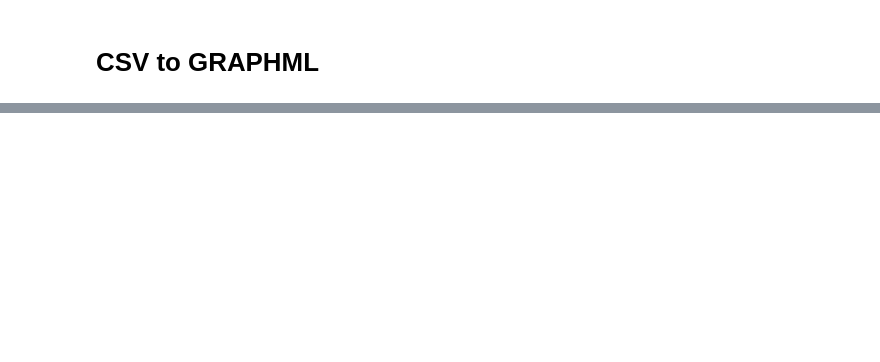
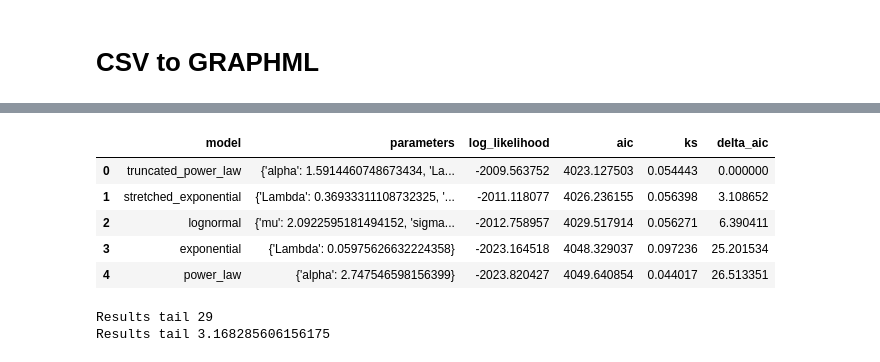
Before and after one commit to fefacio/complex-networks, a Jupyter notebook: notebooks/test.ipynb, the cells around one changed output, grey strips where cells are left out. Saved outputs shown, nothing was run; the diff lists cells and outputs as text; code cells hidden in the pictures; blank space fills up the shorter version.

```diff
--- a/notebooks/test.ipynb
+++ b/notebooks/test.ipynb
@@ -419,0 +422,9 @@ KeyboardInterrupt:
+# %%
+df_tail
+# %% [output]
+|  | model | parameters | log_likelihood | aic | ks | delta_aic |
+| 0 | truncated_power_law | {'alpha': 1.5914460748673434, 'La... | -2009.563752 | 4023.127503 | 0.054443 | 0.000000 |
+| 1 | stretched_exponential | {'Lambda': 0.36933311108732325, '... | -2011.118077 | 4026.236155 | 0.056398 | 3.108652 |
+| 2 | lognormal | {'mu': 2.0922595181494152, 'sigma... | -2012.758957 | 4029.517914 | 0.056271 | 6.390411 |
+| 3 | exponential | {'Lambda': 0.05975626632224358} | -2023.164518 | 4048.329037 | 0.097236 | 25.201534 |
+| 4 | power_law | {'alpha': 2.747546598156399} | -2023.820427 | 4049.640854 | 0.044017 | 26.513351 |
@@ -419,0 +437,22 @@ KeyboardInterrupt:
+# %%
+from src.complex_networks.fitting import fit_degree_distributions
+
+result_full = fit_degree_distributions(G, xmin=1)
+
+# Cauda com início estimado automaticamente pela lei de potência:
+result_tail = fit_degree_distributions(G, xmin=None)
+
+result_after_peak = fit_degree_distributions(G, xmin=5)
+
+print(f'Results tail {result_tail["xmin"]}')
+print(f'Results tail {result_tail["fitted_percentage"]}')
+
+# Comparação dos cinco modelos:
+df_full = pd.DataFrame(result_full["models"])
+
+df_tail = pd.DataFrame(result_tail["models"])
+
+df_peak = pd.DataFrame(result_after_peak["models"])
+# %% [output]
+Results tail 29
+Results tail 3.168285606156175
```
Also changed, not shown: parts of 25 cells of this notebook, 22 other files.
